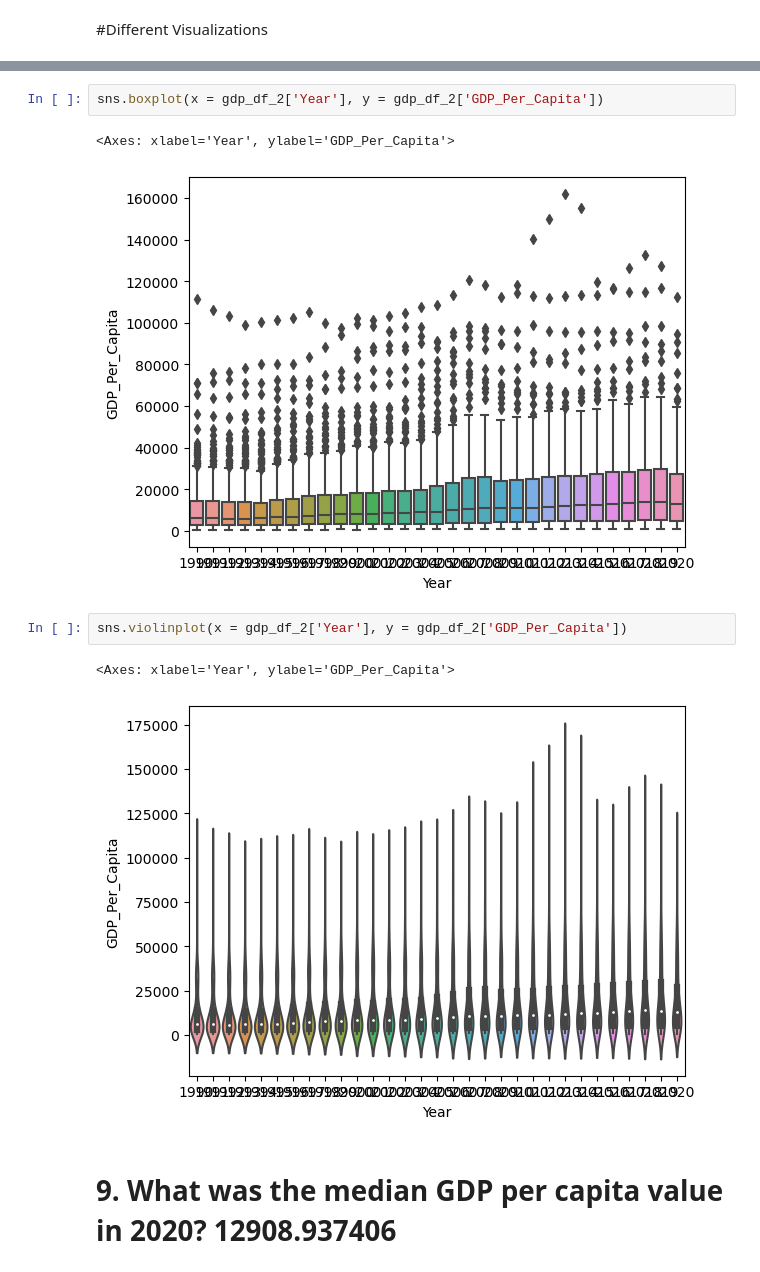
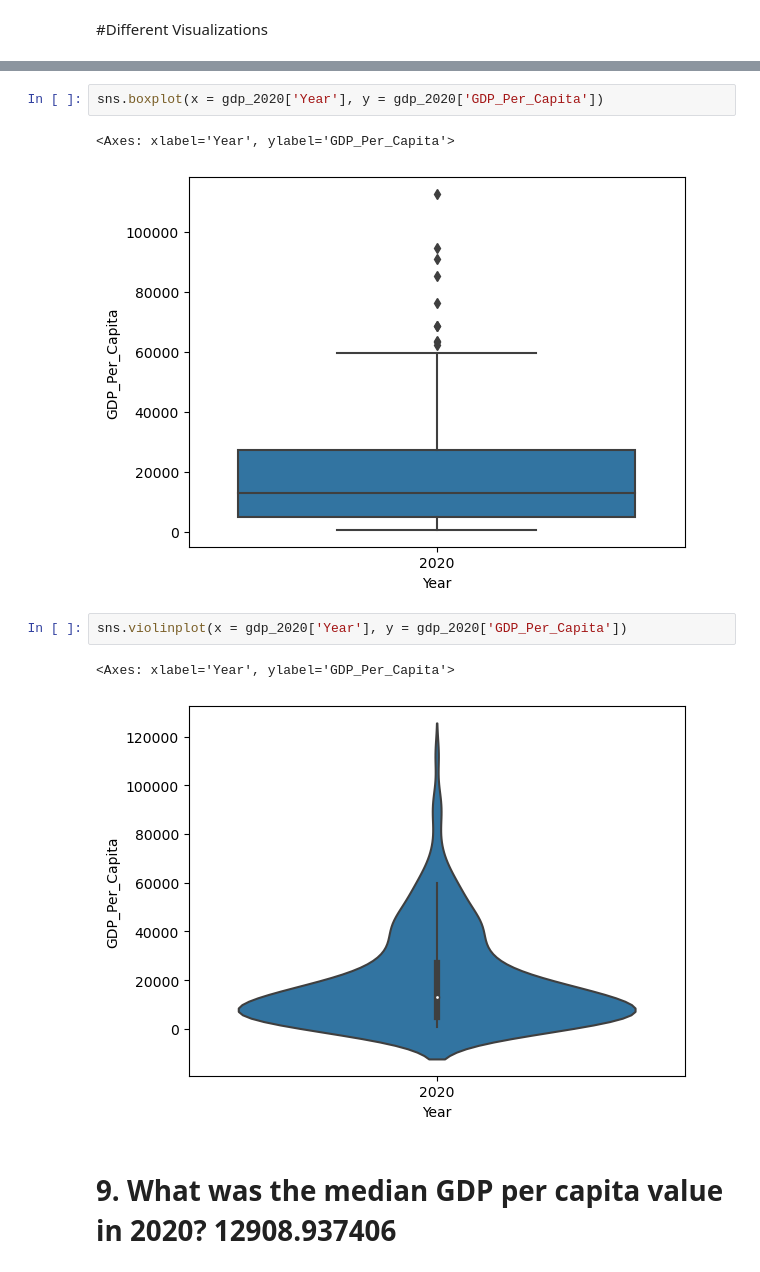
Before and after one commit to hunterfogg668/un_data-hunterfogg668, a Jupyter notebook: notebooks/un_code.ipynb, the cells around one changed output, grey strips where cells are left out. Saved outputs shown, nothing was run; the diff lists cells and outputs as text.

```diff
--- a/notebooks/un_code.ipynb
+++ b/notebooks/un_code.ipynb
@@ -123,13 +154,13 @@ sns.kdeplot(gdp_df_2['GDP_Per_Capita'])
 # %%
-sns.boxplot(x = gdp_df_2['Year'], y = gdp_df_2['GDP_Per_Capita'])
+sns.boxplot(x = gdp_2020['Year'], y = gdp_2020['GDP_Per_Capita'])
 # %% [output]
 <Axes: xlabel='Year', ylabel='GDP_Per_Capita'>
-[figure, old version]
+[figure, new version]
 # %%
-sns.violinplot(x = gdp_df_2['Year'], y = gdp_df_2['GDP_Per_Capita'])
+sns.violinplot(x = gdp_2020['Year'], y = gdp_2020['GDP_Per_Capita'])
 # %% [output]
 <Axes: xlabel='Year', ylabel='GDP_Per_Capita'>
-[figure, old version]
+[figure, new version]
 # %% [markdown]
 # 9. What was the median GDP per capita value in 2020? 12908.937406
 # %% [markdown]
```
Also changed, not shown: parts of 22 cells of this notebook.
